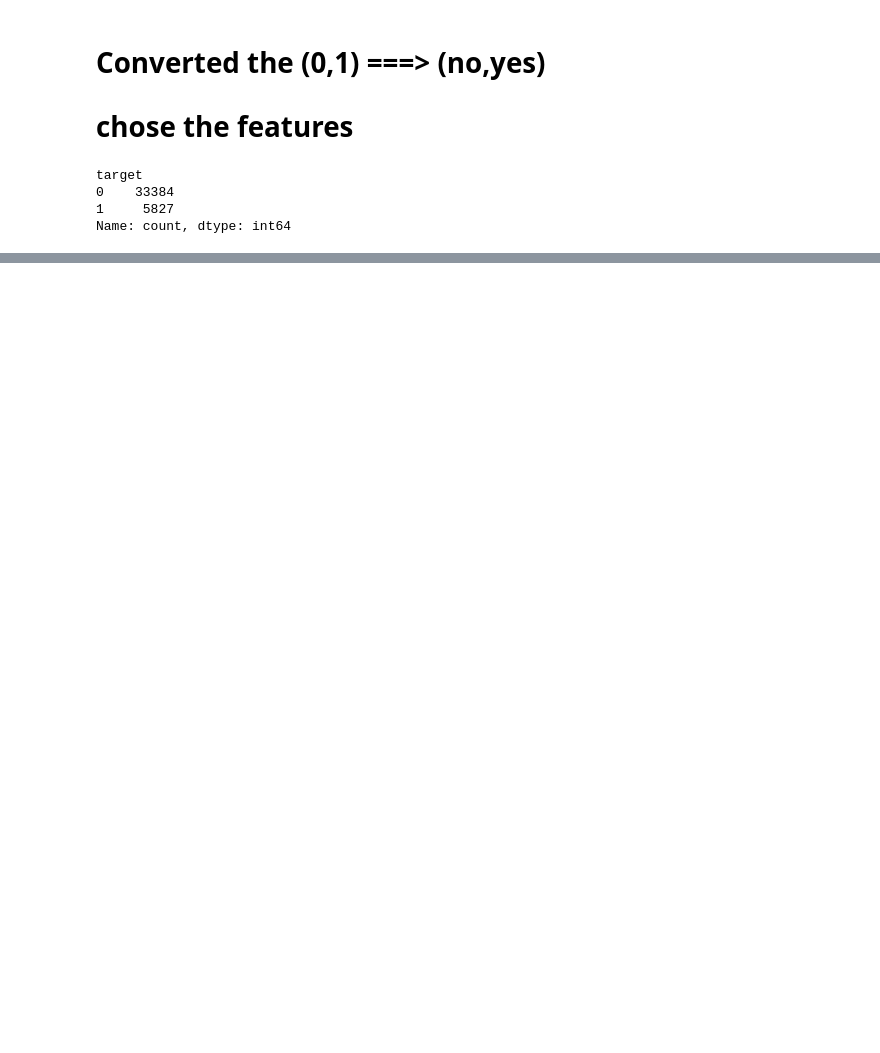
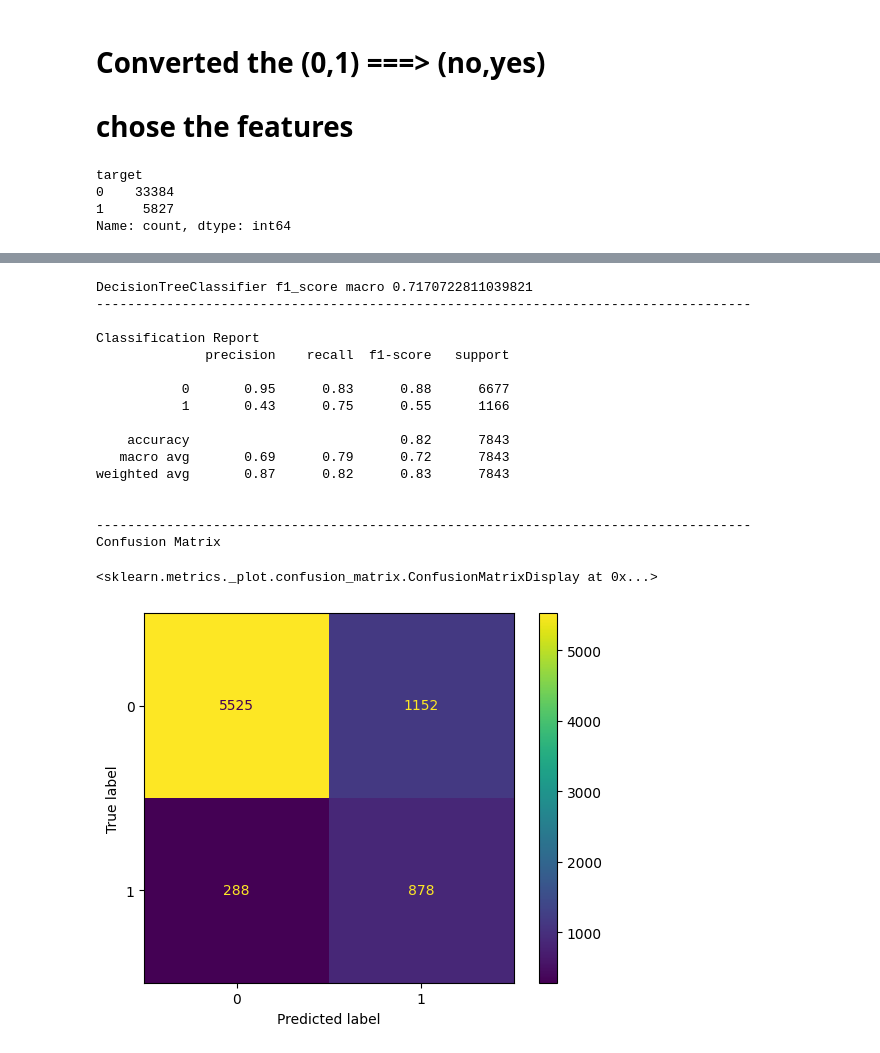
Before and after one commit to linisha04/Predict-the-Success-of-Bank-telemarketing, a Jupyter notebook: liniiiii.ipynb, the cells around one changed output, grey strips where cells are left out. Cells and saved outputs as stored; diff of their text form; code cells hidden in the pictures; blank space fills up the shorter version.

```diff
--- a/liniiiii.ipynb
+++ b/liniiiii.ipynb
@@ -846,13 +868,12 @@ memory usage: 6.0+ MB
 # %%
 from sklearn.compose import ColumnTransformer
 from sklearn.preprocessing import StandardScaler , OneHotEncoder  , LabelEncoder, RobustScaler , OrdinalEncoder
-# 'age','pdays','balance','duration'
-
+# month
 
 col_transformer=ColumnTransformer(transformers=[
 
     ('numerical_cols' , RobustScaler(),['age','balance','campaign','previous', 'duration']),
-    ('categorical_cols' , OneHotEncoder(handle_unknown='ignore',sparse_output=False),['job','marital','poutcome','education','Age_Category' ,'day','month','Age_Category','education']),
+    ('categorical_cols' , OneHotEncoder(handle_unknown='ignore',sparse_output=False),['job','marital','poutcome','Age_Category','month' ,'day','education']),
 #     ('label_cols', OrdinalEncoder(),['education' , 'Age_Category'])
 
 
@@ -1158,0 +1100,38 @@ Confusion Matrix
+# %%
+from sklearn.tree import DecisionTreeClassifier
+dt=DecisionTreeClassifier(random_state=1 ,max_depth=15 , min_samples_split=4 , min_samples_leaf=5 , class_weight='balanced' )
+dtc=Pipeline([('col_transformer',col_transformer),('dt',dt)])
+dtc.fit(xtrain , ytrain)
+ypred_dtc=dtc.predict(xtest)
+print('')
+
+print('DecisionTreeClassifier f1_score macro',f1_score(ytest, ypred_dtc , average='macro'))
+print('------------------------------------------------------------------------------------')
+print('')
+
+print('Classification Report')
+print(classification_report(ytest ,ypred_dtc))
+print('')
+print('------------------------------------------------------------------------------------')
+print('Confusion Matrix')
+print('')
+ConfusionMatrixDisplay.from_estimator(dtc,xtest,ytest)
+# %% [output]
+DecisionTreeClassifier f1_score macro 0.7170722811039821
+------------------------------------------------------------------------------------
+
+Classification Report
+              precision    recall  f1-score   support
+
+           0       0.95      0.83      0.88      6677
+           1       0.43      0.75      0.55      1166
+
+    accuracy                           0.82      7843
+   macro avg       0.69      0.79      0.72      7843
+weighted avg       0.87      0.82      0.83      7843
+
+
+------------------------------------------------------------------------------------
+Confusion Matrix
+<sklearn.metrics._plot.confusion_matrix.ConfusionMatrixDisplay at 0x...>
+[figure, added]
```
Also changed, not shown: parts of 48 cells of this notebook.
